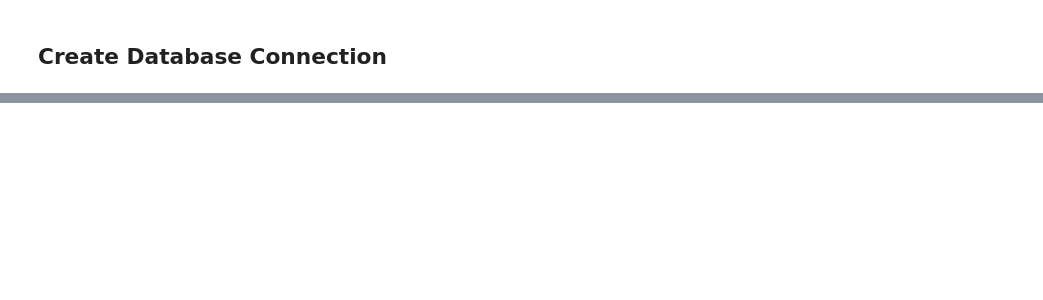
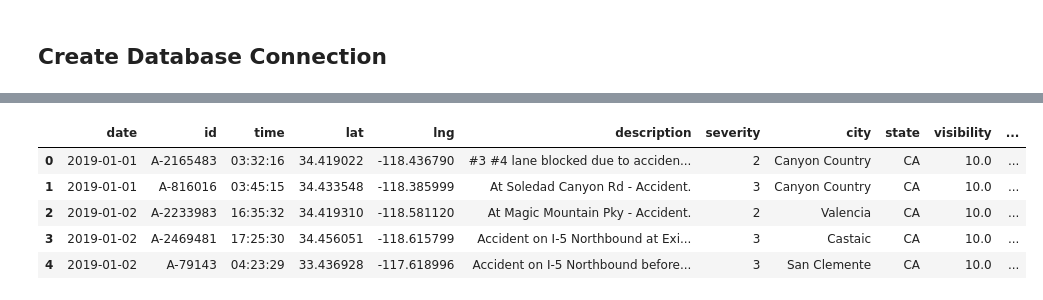
Before and after one commit to lstark85/Project-2, a Jupyter notebook: project_data_copy.ipynb, the cells around one changed output, grey strips where cells are left out. Cells and saved outputs as stored; diff of their text form; code cells hidden in the pictures; blank space fills up the shorter version.

Commit message:
Queried database to check correct upload of data

```diff
--- a/project_data_copy.ipynb
+++ b/project_data_copy.ipynb
@@ -313,0 +334,10 @@ accident_ca.to_sql(name='accidents', con=conn, if_exists='append', index=False)
+# %%
+# Check accidents table
+pd.read_sql_query('select * from accidents', con=conn).head()
+# %% [output]
+|  | date | id | time | lat | lng | description | severity | city | state | visibility | ... |
+| 0 | 2019-01-01 | A-2165483 | 03:32:16 | 34.419022 | -118.436790 | #3 #4 lane blocked due to acciden... | 2 | Canyon Country | CA | 10.0 | ... |
+| 1 | 2019-01-01 | A-816016 | 03:45:15 | 34.433548 | -118.385999 | At Soledad Canyon Rd - Accident. | 3 | Canyon Country | CA | 10.0 | ... |
+| 2 | 2019-01-02 | A-2233983 | 16:35:32 | 34.419310 | -118.581120 | At Magic Mountain Pky - Accident. | 2 | Valencia | CA | 10.0 | ... |
+| 3 | 2019-01-02 | A-2469481 | 17:25:30 | 34.456051 | -118.615799 | Accident on I-5 Northbound at Exi... | 3 | Castaic | CA | 10.0 | ... |
+| 4 | 2019-01-02 | A-79143 | 04:23:29 | 33.436928 | -117.618996 | Accident on I-5 Northbound before... | 3 | San Clemente | CA | 10.0 | ... |
```
Also changed, not shown: parts of 27 cells of this notebook.
